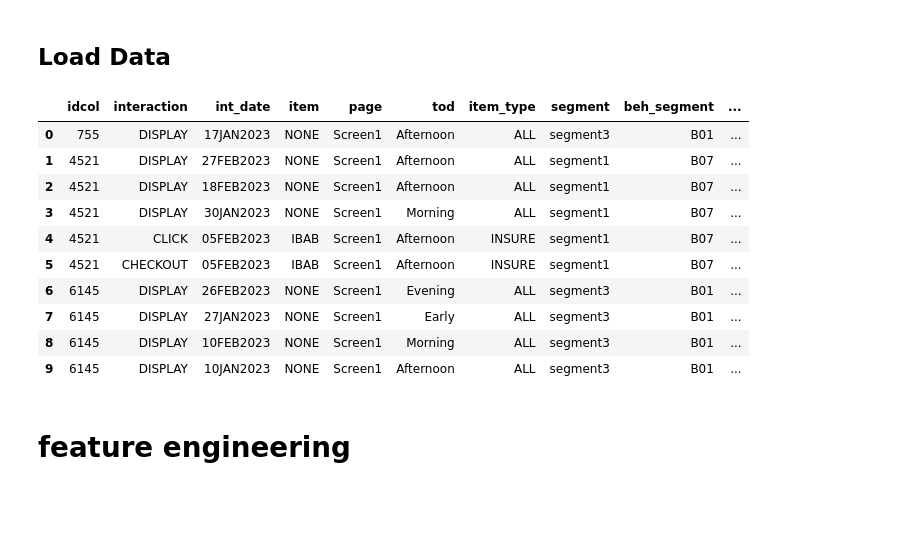
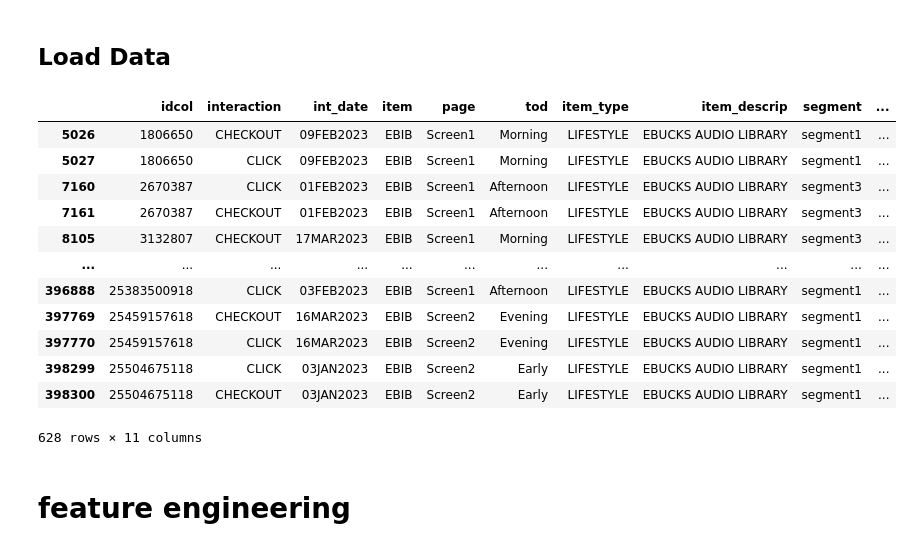
Before and after one commit to lizesteyn/FNBdataquest, a Jupyter notebook: LightFM_eda.ipynb, the cells around one changed output. Drawn from its saved outputs; the diff is of its cells as text; code cells hidden in the pictures; blank space fills up the shorter version.

```diff
--- a/LightFM_eda.ipynb
+++ b/LightFM_eda.ipynb
@@ -16,21 +16,24 @@ from scipy.sparse import csr_matrix, vstack
 # %%
 data = pd.read_csv("./fnb_datav2.csv")
 
 # Remove
 data = data.drop(columns = ["item_descrip"])
 data.head(10)
+display(data[data['item']== 'EBIB'])
 # %% [output]
-|  | idcol | interaction | int_date | item | page | tod | item_type | segment | beh_segment | ... |
-| 0 | 755 | DISPLAY | 17JAN2023 | NONE | Screen1 | Afternoon | ALL | segment3 | B01 | ... |
-| 1 | 4521 | DISPLAY | 27FEB2023 | NONE | Screen1 | Afternoon | ALL | segment1 | B07 | ... |
-| 2 | 4521 | DISPLAY | 18FEB2023 | NONE | Screen1 | Afternoon | ALL | segment1 | B07 | ... |
-| 3 | 4521 | DISPLAY | 30JAN2023 | NONE | Screen1 | Morning | ALL | segment1 | B07 | ... |
-| 4 | 4521 | CLICK | 05FEB2023 | IBAB | Screen1 | Afternoon | INSURE | segment1 | B07 | ... |
-| 5 | 4521 | CHECKOUT | 05FEB2023 | IBAB | Screen1 | Afternoon | INSURE | segment1 | B07 | ... |
-| 6 | 6145 | DISPLAY | 26FEB2023 | NONE | Screen1 | Evening | ALL | segment3 | B01 | ... |
-| 7 | 6145 | DISPLAY | 27JAN2023 | NONE | Screen1 | Early | ALL | segment3 | B01 | ... |
-| 8 | 6145 | DISPLAY | 10FEB2023 | NONE | Screen1 | Morning | ALL | segment3 | B01 | ... |
-| 9 | 6145 | DISPLAY | 10JAN2023 | NONE | Screen1 | Afternoon | ALL | segment3 | B01 | ... |
+|  | idcol | interaction | int_date | item | page | tod | item_type | item_descrip | segment | ... |
+| 5026 | 1806650 | CHECKOUT | 09FEB2023 | EBIB | Screen1 | Morning | LIFESTYLE | EBUCKS AUDIO LIBRARY | segment1 | ... |
+| 5027 | 1806650 | CLICK | 09FEB2023 | EBIB | Screen1 | Morning | LIFESTYLE | EBUCKS AUDIO LIBRARY | segment1 | ... |
+| 7160 | 2670387 | CLICK | 01FEB2023 | EBIB | Screen1 | Afternoon | LIFESTYLE | EBUCKS AUDIO LIBRARY | segment3 | ... |
+| 7161 | 2670387 | CHECKOUT | 01FEB2023 | EBIB | Screen1 | Afternoon | LIFESTYLE | EBUCKS AUDIO LIBRARY | segment3 | ... |
+| 8105 | 3132807 | CHECKOUT | 17MAR2023 | EBIB | Screen1 | Morning | LIFESTYLE | EBUCKS AUDIO LIBRARY | segment3 | ... |
+| ... | ... | ... | ... | ... | ... | ... | ... | ... | ... | ... |
+| 396888 | 25383500918 | CLICK | 03FEB2023 | EBIB | Screen1 | Afternoon | LIFESTYLE | EBUCKS AUDIO LIBRARY | segment1 | ... |
+| 397769 | 25459157618 | CHECKOUT | 16MAR2023 | EBIB | Screen2 | Evening | LIFESTYLE | EBUCKS AUDIO LIBRARY | segment1 | ... |
+| 397770 | 25459157618 | CLICK | 16MAR2023 | EBIB | Screen2 | Evening | LIFESTYLE | EBUCKS AUDIO LIBRARY | segment1 | ... |
+| 398299 | 25504675118 | CLICK | 03JAN2023 | EBIB | Screen2 | Early | LIFESTYLE | EBUCKS AUDIO LIBRARY | segment1 | ... |
+| 398300 | 25504675118 | CHECKOUT | 03JAN2023 | EBIB | Screen2 | Early | LIFESTYLE | EBUCKS AUDIO LIBRARY | segment1 | ... |
+628 rows × 11 columns
 # %% [markdown]
 # feature engineering
 # %% [markdown]
```
Also changed, not shown: parts of 9 cells of this notebook.
